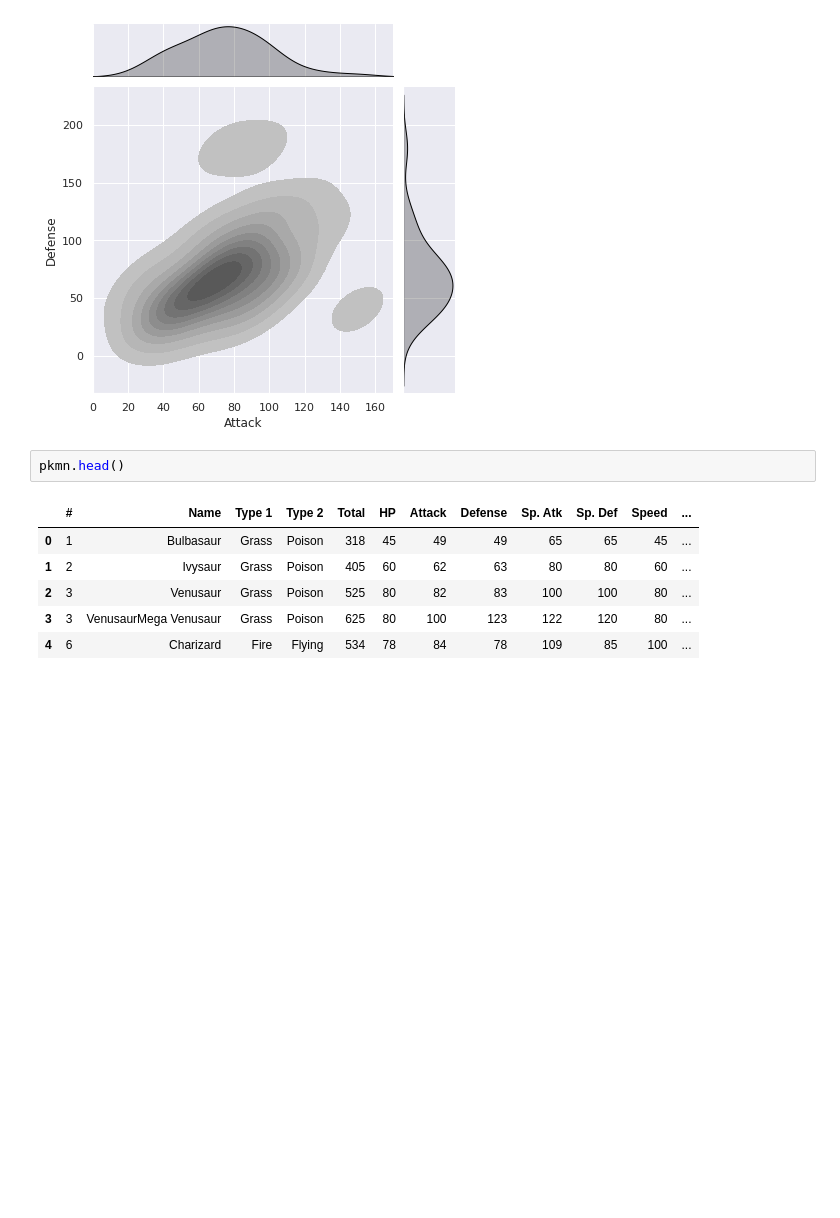
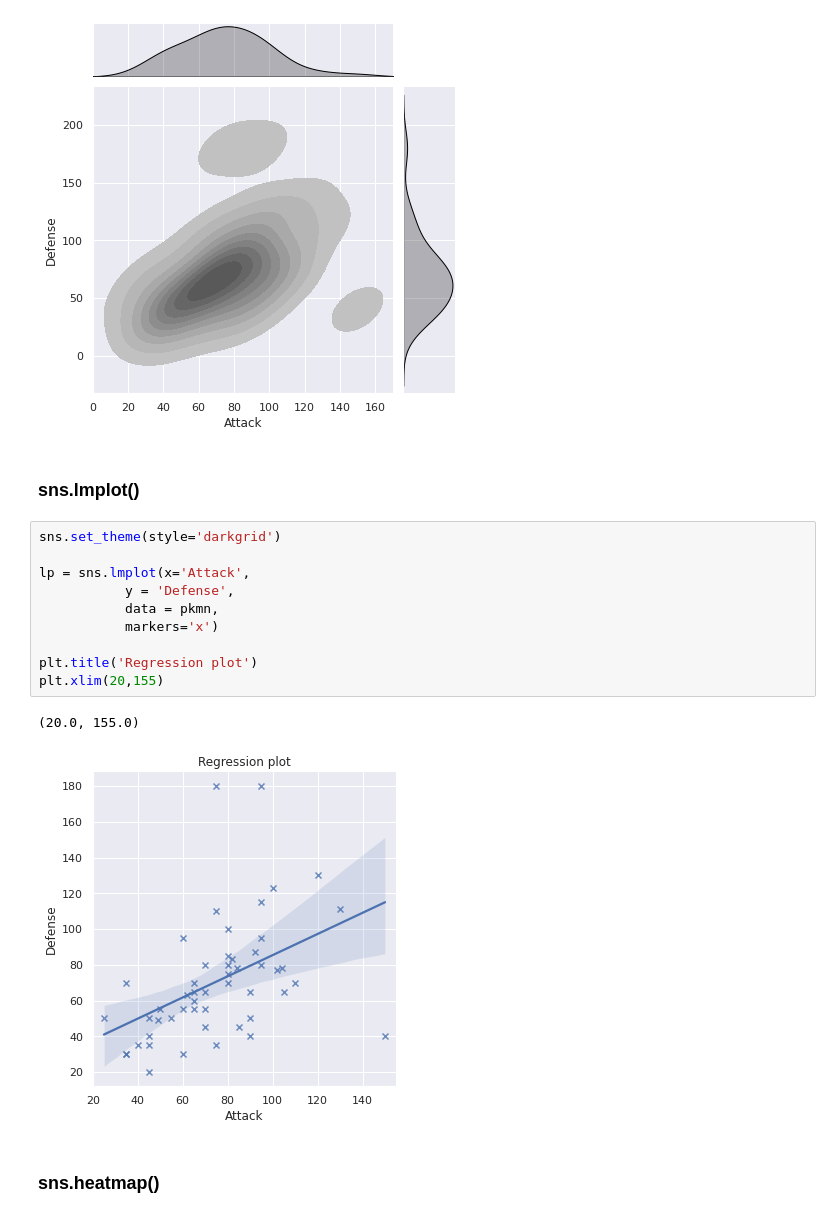
Before and after one commit to Sureshkrishh/Datascience-notes, a Jupyter notebook: 1. Python/012. Seaborn.ipynb, the cells around one changed output. Saved outputs shown, nothing was run; the diff lists cells and outputs as text; blank space fills up the shorter version.

```diff
--- a/1. Python/012. Seaborn.ipynb
+++ b/1. Python/012. Seaborn.ipynb
@@ -194,12 +194,20 @@ sns.jointplot(x ='Attack',
 plt.show()
 # %% [output]
 [figure]
-# %%
-pkmn.head()
-# %% [output]
-|  | # | Name | Type 1 | Type 2 | Total | HP | Attack | Defense | Sp. Atk | Sp. Def | Speed | ... |
-| 0 | 1 | Bulbasaur | Grass | Poison | 318 | 45 | 49 | 49 | 65 | 65 | 45 | ... |
-| 1 | 2 | Ivysaur | Grass | Poison | 405 | 60 | 62 | 63 | 80 | 80 | 60 | ... |
-| 2 | 3 | Venusaur | Grass | Poison | 525 | 80 | 82 | 83 | 100 | 100 | 80 | ... |
-| 3 | 3 | VenusaurMega Venusaur | Grass | Poison | 625 | 80 | 100 | 123 | 122 | 120 | 80 | ... |
-| 4 | 6 | Charizard | Fire | Flying | 534 | 78 | 84 | 78 | 109 | 85 | 100 | ... |
+# %% [markdown]
+### sns.lmplot()
+# %%
+sns.set_theme(style='darkgrid')
+
+lp = sns.lmplot(x='Attack',
+           y = 'Defense',
+           data = pkmn,
+           markers='x')
+
+plt.title('Regression plot')
+plt.xlim(20,155)
+# %% [output]
+(20.0, 155.0)
+[figure, added]
+# %% [markdown]
+### sns.heatmap()
```
Also changed, not shown: parts of 11 cells of this notebook.
